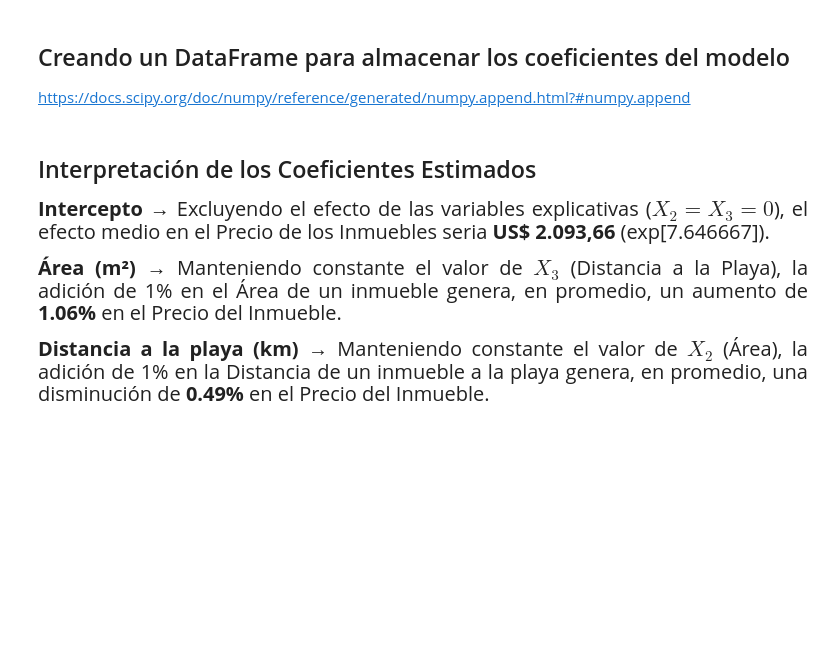
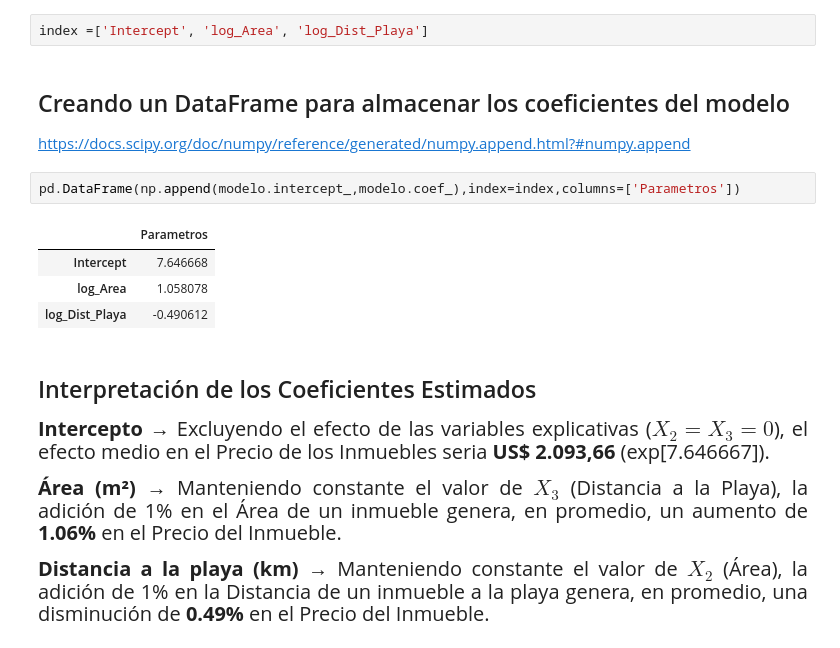
Before and after one commit to dialejo/Math_with_python, a Jupyter notebook: Regresión_Lineal_II.ipynb, the cells around one changed output. Cells and saved outputs as stored; diff of their text form; blank space fills up the shorter version.

```diff
--- a/Regresión_Lineal_II.ipynb
+++ b/Regresión_Lineal_II.ipynb
@@ -443,9 +497,18 @@ https://docs.scipy.org/doc/numpy-1.15.0/reference/generated/numpy.exp.html
 # %% [markdown]
 ## Creando una lista de nombres de las variables del modelo
+# %%
+index =['Intercept', 'log_Area', 'log_Dist_Playa']
 # %% [markdown]
 ## Creando un DataFrame para almacenar los coeficientes del modelo
 
 https://docs.scipy.org/doc/numpy/reference/generated/numpy.append.html?#numpy.append
+# %%
+pd.DataFrame(np.append(modelo.intercept_,modelo.coef_),index=index,columns=['Parametros'])
+# %% [output]
+|  | Parametros |
+| Intercept | 7.646668 |
+| log_Area | 1.058078 |
+| log_Dist_Playa | -0.490612 |
 # %% [markdown]
 ## Interpretación de los Coeficientes Estimados
 
```
Also changed, not shown: parts of 19 cells of this notebook.
